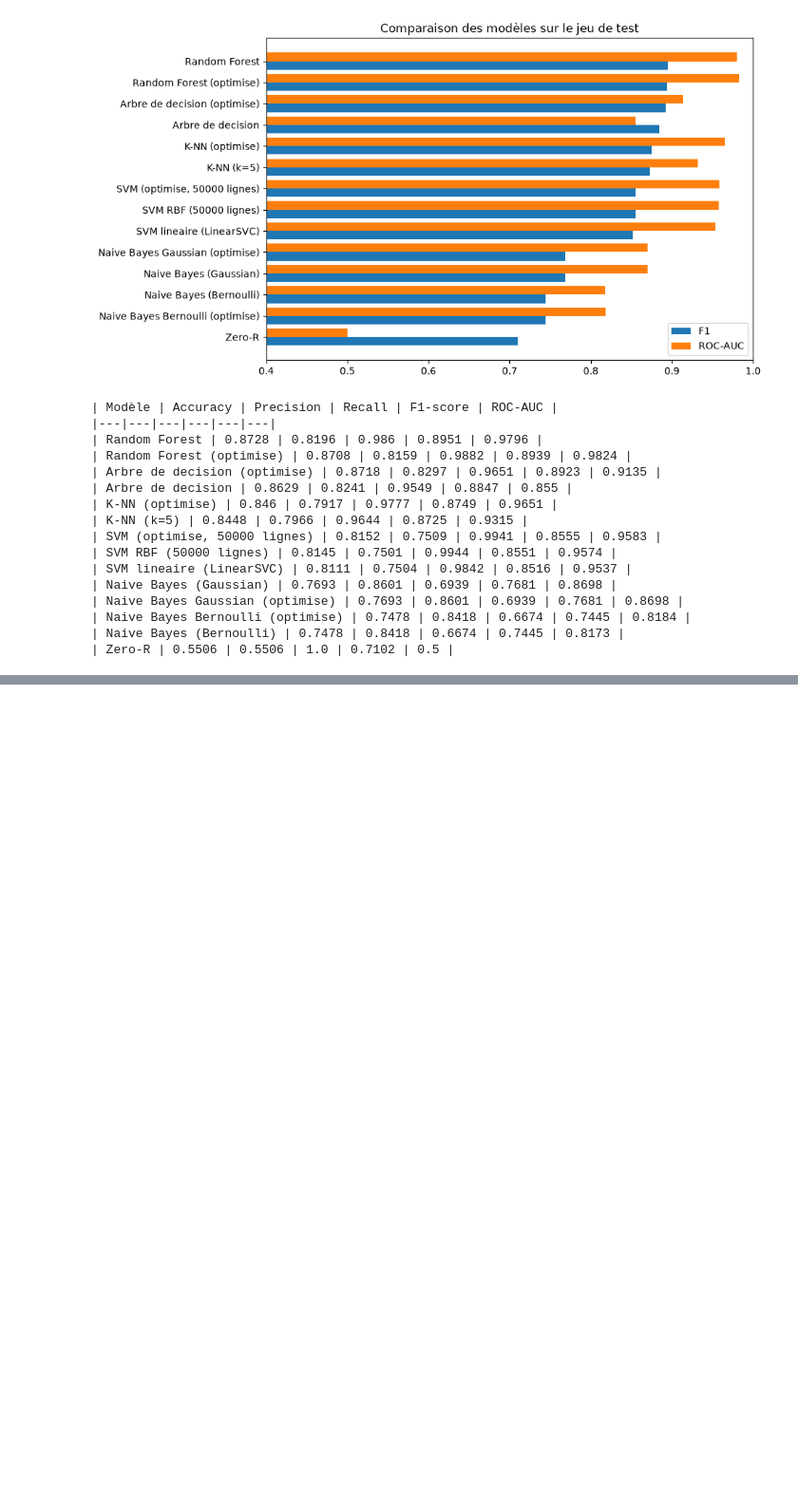
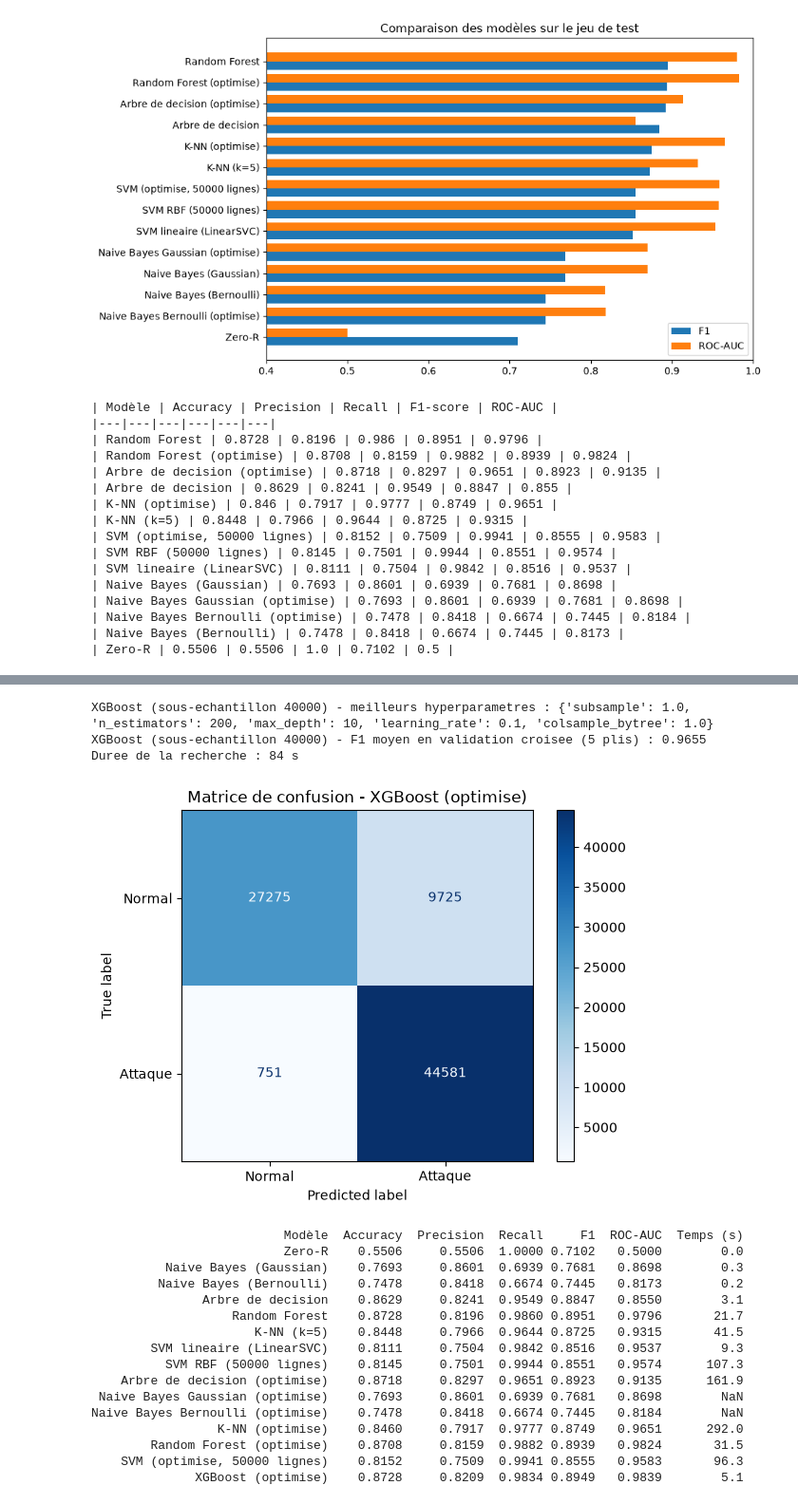
Before and after one commit to barellina/DM-Detection-Intrusions-UNSW-NB15, a Jupyter notebook: notebooks/03_model_training_evaluation.ipynb, the cells around one changed output, grey strips where cells are left out. Shown at 95% size. Cells and saved outputs as stored; diff of their text form; code cells hidden in the pictures; blank space fills up the shorter version.

Commit message:
Add XGBoost benchmark and rare-attack detection analysis

```diff
--- a/notebooks/03_model_training_evaluation.ipynb
+++ b/notebooks/03_model_training_evaluation.ipynb
@@ -732,3 +732,54 @@ Ecart maximal entre les deux chemins : 2.220446049250313e-16
 Fichier utilisé : C:\Users\user\Documents\DM-Detection-Intrusions-UNSW-NB15\notebooks\../src\models.py
 Exemple Normal : probabilite d'attaque = 0.279
 Exemple Attaque : probabilite d'attaque = 0.739
+# %%
+from xgboost import XGBClassifier
+
+X_s, y_s = sous_echantillon(40000)
+
+distributions_xgb = {
+    "n_estimators": [100, 200, 300],
+    "max_depth": [3, 5, 7, 10],
+    "learning_rate": [0.01, 0.05, 0.1, 0.2],
+    "subsample": [0.7, 0.85, 1.0],
+    "colsample_bytree": [0.7, 0.85, 1.0],
+}
+
+debut = time.time()
+rech_xgb = RandomizedSearchCV(
+    XGBClassifier(eval_metric="logloss", random_state=42, n_jobs=-1),
+    distributions_xgb, n_iter=12, scoring="f1", cv=cv5, random_state=42, n_jobs=1,
+)
+rech_xgb.fit(X_s, y_s)
+resumer_recherche("XGBoost (sous-echantillon 40000)", rech_xgb)
+print(f"Duree de la recherche : {time.time() - debut:.0f} s")
+
+debut = time.time()
+xgb_opt = XGBClassifier(**rech_xgb.best_params_, eval_metric="logloss", random_state=42, n_jobs=-1)
+xgb_opt.fit(X_train, y_train)
+pred, score = evaluer("XGBoost (optimise)", xgb_opt, time.time() - debut)
+afficher_matrice("XGBoost (optimise)", pred)
+
+print(pd.DataFrame(resultats).round(4).to_string(index=False))
+pd.DataFrame(resultats).round(4).to_csv("../docs/resultats_modeles.csv", index=False)
+# %% [output]
+XGBoost (sous-echantillon 40000) - meilleurs hyperparametres : {'subsample': 1.0, 'n_estimators': 200, 'max_depth': 10, 'learning_rate': 0.1, 'colsample_bytree': 1.0}
+XGBoost (sous-echantillon 40000) - F1 moyen en validation croisee (5 plis) : 0.9655
+Duree de la recherche : 84 s
+[figure, added]
+                          Modèle  Accuracy  Precision  Recall     F1  ROC-AUC  Temps (s)
+                          Zero-R    0.5506     0.5506  1.0000 0.7102   0.5000        0.0
+          Naive Bayes (Gaussian)    0.7693     0.8601  0.6939 0.7681   0.8698        0.3
+         Naive Bayes (Bernoulli)    0.7478     0.8418  0.6674 0.7445   0.8173        0.2
+               Arbre de decision    0.8629     0.8241  0.9549 0.8847   0.8550        3.1
+                   Random Forest    0.8728     0.8196  0.9860 0.8951   0.9796       21.7
+                      K-NN (k=5)    0.8448     0.7966  0.9644 0.8725   0.9315       41.5
+        SVM lineaire (LinearSVC)    0.8111     0.7504  0.9842 0.8516   0.9537        9.3
+          SVM RBF (50000 lignes)    0.8145     0.7501  0.9944 0.8551   0.9574      107.3
+    Arbre de decision (optimise)    0.8718     0.8297  0.9651 0.8923   0.9135      161.9
+ Naive Bayes Gaussian (optimise)    0.7693     0.8601  0.6939 0.7681   0.8698        NaN
+Naive Bayes Bernoulli (optimise)    0.7478     0.8418  0.6674 0.7445   0.8184        NaN
+                 K-NN (optimise)    0.8460     0.7917  0.9777 0.8749   0.9651      292.0
+        Random Forest (optimise)    0.8708     0.8159  0.9882 0.8939   0.9824       31.5
+    SVM (optimise, 50000 lignes)    0.8152     0.7509  0.9941 0.8555   0.9583       96.3
+              XGBoost (optimise)    0.8728     0.8209  0.9834 0.8949   0.9839        5.1
```
Also changed, not shown: parts of 17 cells of this notebook, 4 other files.
